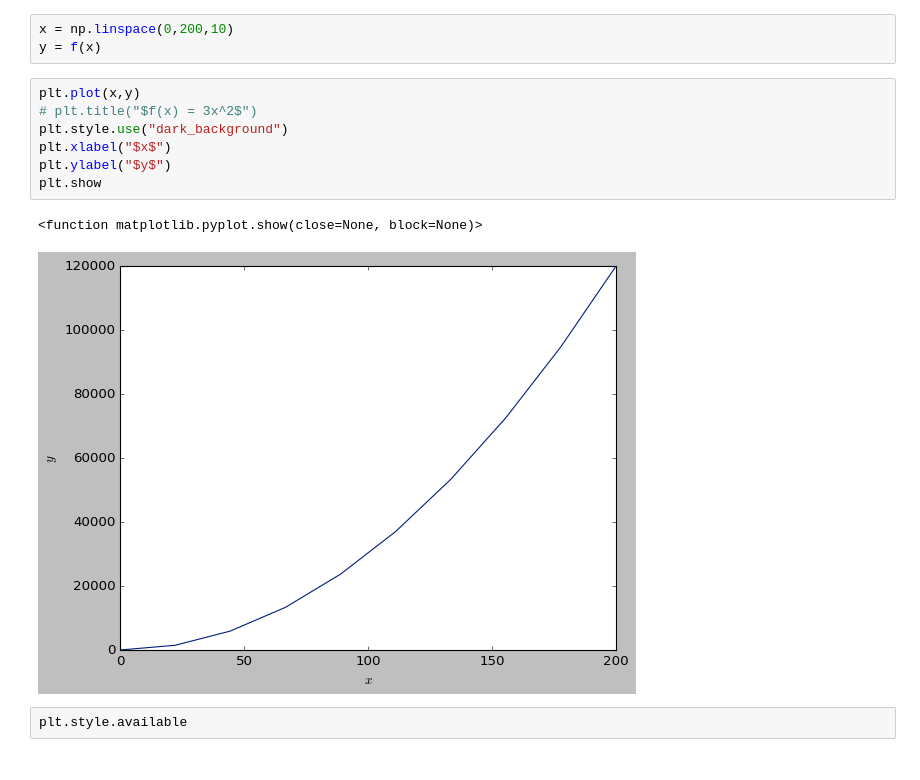
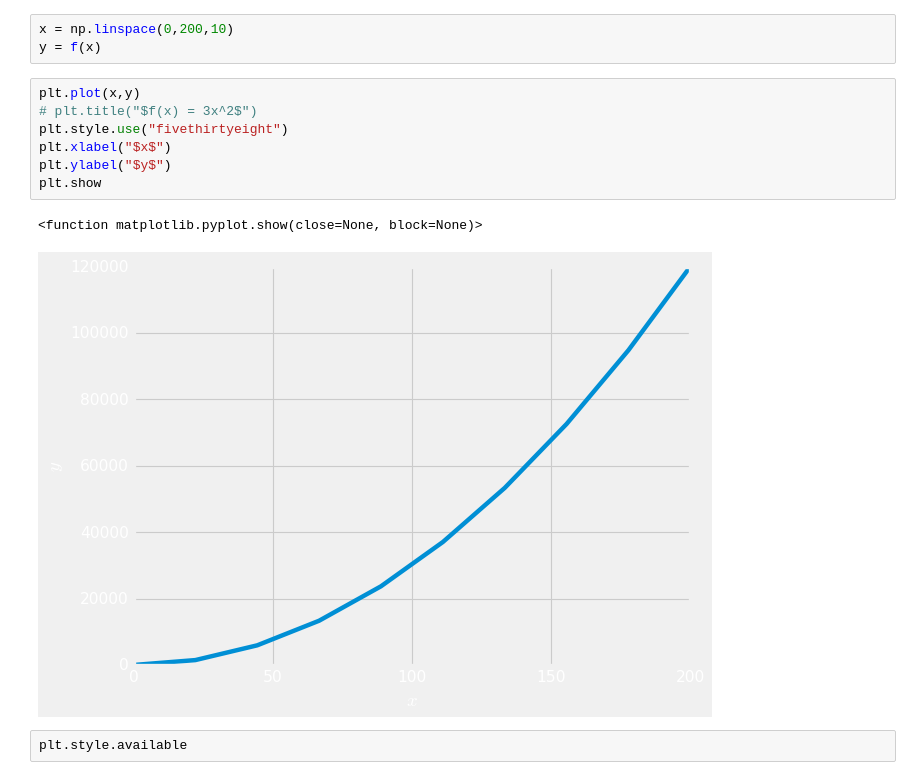
Before and after one commit to inevassgardeid/IT2-mappe-ine, a Jupyter notebook: implementering/plotting-notat.ipynb, the cells around one changed output. Cells and saved outputs as stored; diff of their text form.

```diff
--- a/implementering/plotting-notat.ipynb
+++ b/implementering/plotting-notat.ipynb
@@ -22,13 +22,13 @@ y = f(x)
 # %%
 plt.plot(x,y)
 # plt.title("$f(x) = 3x^2$")
-plt.style.use("dark_background")
+plt.style.use("fivethirtyeight")
 plt.xlabel("$x$")
 plt.ylabel("$y$")
 plt.show
 # %% [output]
 <function matplotlib.pyplot.show(close=None, block=None)>
-[figure, old version]
+[figure, new version]
 # %%
 plt.style.available
 # %% [output]
```
Also changed, not shown: 3 other files.
